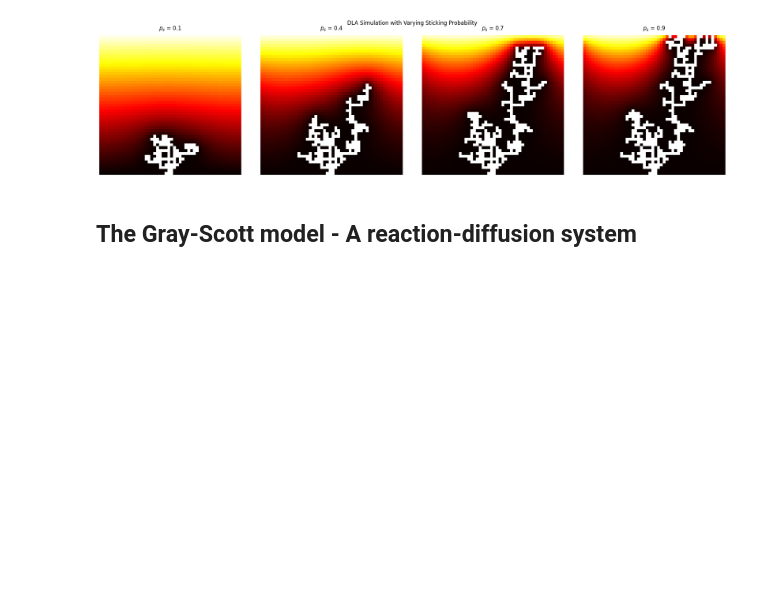
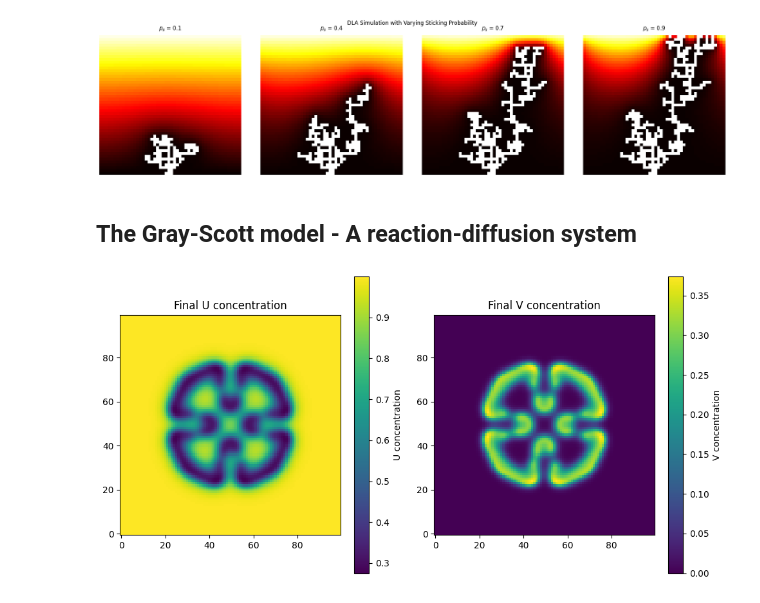
Before and after one commit to shreyaraghavendra/scientific-computing-group2, a Jupyter notebook: set2.ipynb, the cells around one changed output. Cells and saved outputs as stored; diff of their text form; code cells hidden in the pictures; blank space fills up the shorter version.

```diff
--- a/set2.ipynb
+++ b/set2.ipynb
@@ -245,0 +291,17 @@ steps: |████████████████████████
+# %%
+# Plotting the final state
+plt.figure(figsize=(10, 5))
+plt.subplot(1, 2, 1)
+plt.imshow(U, cmap='viridis', origin='lower')
+plt.colorbar(label='U concentration')
+plt.title('Final U concentration')
+
+plt.subplot(1, 2, 2)
+plt.imshow(V, cmap='viridis', origin='lower')
+plt.colorbar(label='V concentration')
+plt.title('Final V concentration')
+
+plt.tight_layout()
+plt.show()
+# %% [output]
+[figure, added]
```
Also changed, not shown: parts of 1 cell of this notebook.
